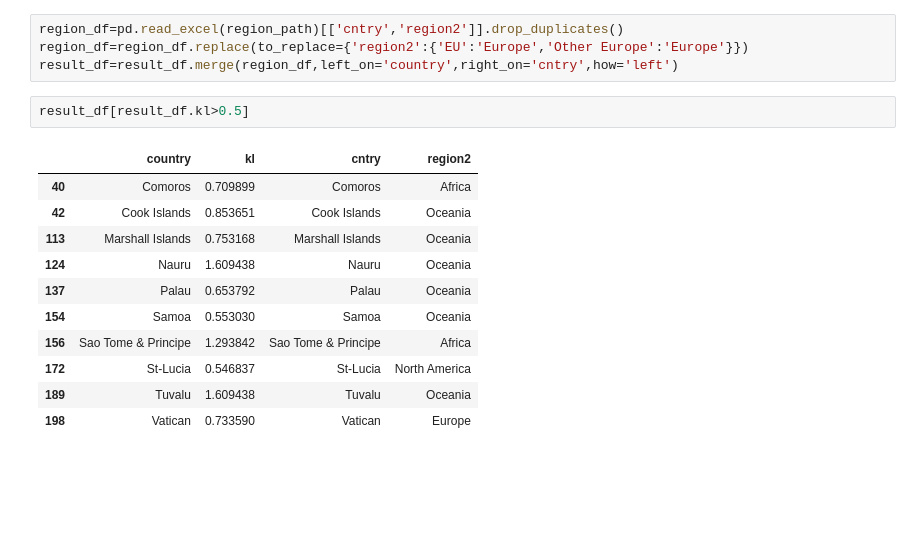
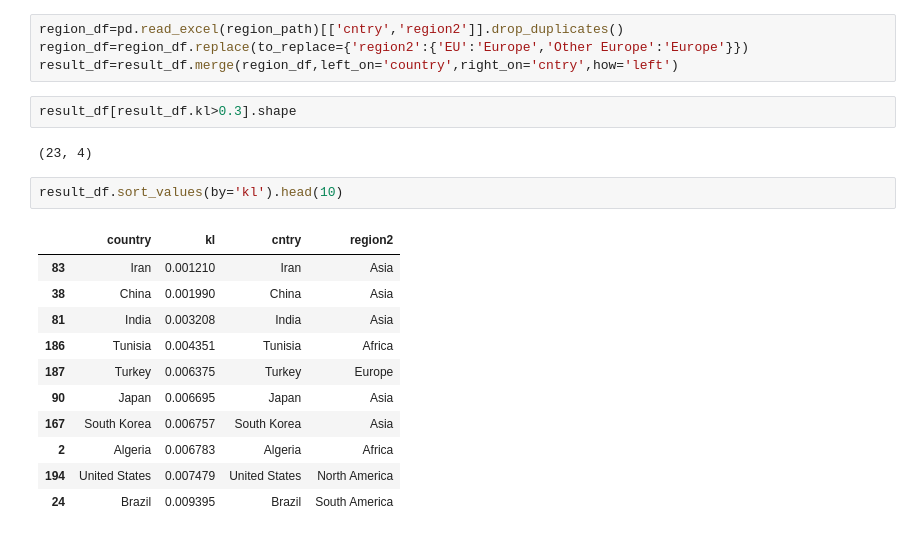
Before and after one commit to LiliMiaohub/national_science_funding, a Jupyter notebook: workflow/scripts/cal_plot_profilechange_global.ipynb, the cells around one changed output. Cells and saved outputs as stored; diff of their text form; blank space fills up the shorter version.

```diff
--- a/workflow/scripts/cal_plot_profilechange_global.ipynb
+++ b/workflow/scripts/cal_plot_profilechange_global.ipynb
@@ -55,19 +55,23 @@ region_df=pd.read_excel(region_path)[['cntry','region2']].drop_duplicates()
 region_df=region_df.replace(to_replace={'region2':{'EU':'Europe','Other Europe':'Europe'}})
 result_df=result_df.merge(region_df,left_on='country',right_on='cntry',how='left')
 # %%
-result_df[result_df.kl>0.5]
+result_df[result_df.kl>0.3].shape
 # %% [output]
-|  | country | kl | cntry | region2 |
-| 40 | Comoros | 0.709899 | Comoros | Africa |
-| 42 | Cook Islands | 0.853651 | Cook Islands | Oceania |
-| 113 | Marshall Islands | 0.753168 | Marshall Islands | Oceania |
-| 124 | Nauru | 1.609438 | Nauru | Oceania |
-| 137 | Palau | 0.653792 | Palau | Oceania |
-| 154 | Samoa | 0.553030 | Samoa | Oceania |
-| 156 | Sao Tome & Principe | 1.293842 | Sao Tome & Principe | Africa |
-| 172 | St-Lucia | 0.546837 | St-Lucia | North America |
-| 189 | Tuvalu | 1.609438 | Tuvalu | Oceania |
-| 198 | Vatican | 0.733590 | Vatican | Europe |
+(23, 4)
+# %%
+result_df.sort_values(by='kl').head(10)
+# %% [output]
+|  | country | kl | cntry | region2 |
+| 83 | Iran | 0.001210 | Iran | Asia |
+| 38 | China | 0.001990 | China | Asia |
+| 81 | India | 0.003208 | India | Asia |
+| 186 | Tunisia | 0.004351 | Tunisia | Africa |
+| 187 | Turkey | 0.006375 | Turkey | Europe |
+| 90 | Japan | 0.006695 | Japan | Asia |
+| 167 | South Korea | 0.006757 | South Korea | Asia |
+| 2 | Algeria | 0.006783 | Algeria | Africa |
+| 194 | United States | 0.007479 | United States | North America |
+| 24 | Brazil | 0.009395 | Brazil | South America |
 # %%
 fig, ax = plt.subplots(1, 2, gridspec_kw={'width_ratios': [70, 30],'wspace': 0.15},figsize=(20,5))
 plot_data=world_geo.merge(result_df,left_on='WoS',right_on='country')
```
Also changed, not shown: parts of 2 cells of this notebook, 52 other files.
